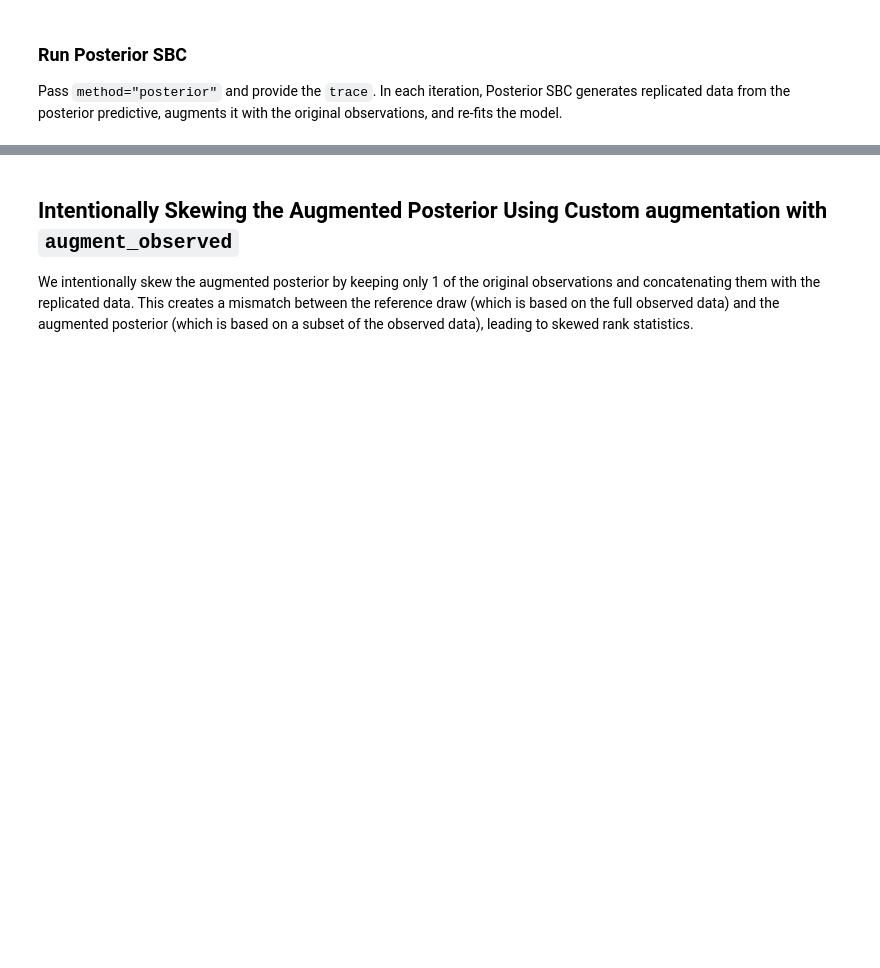
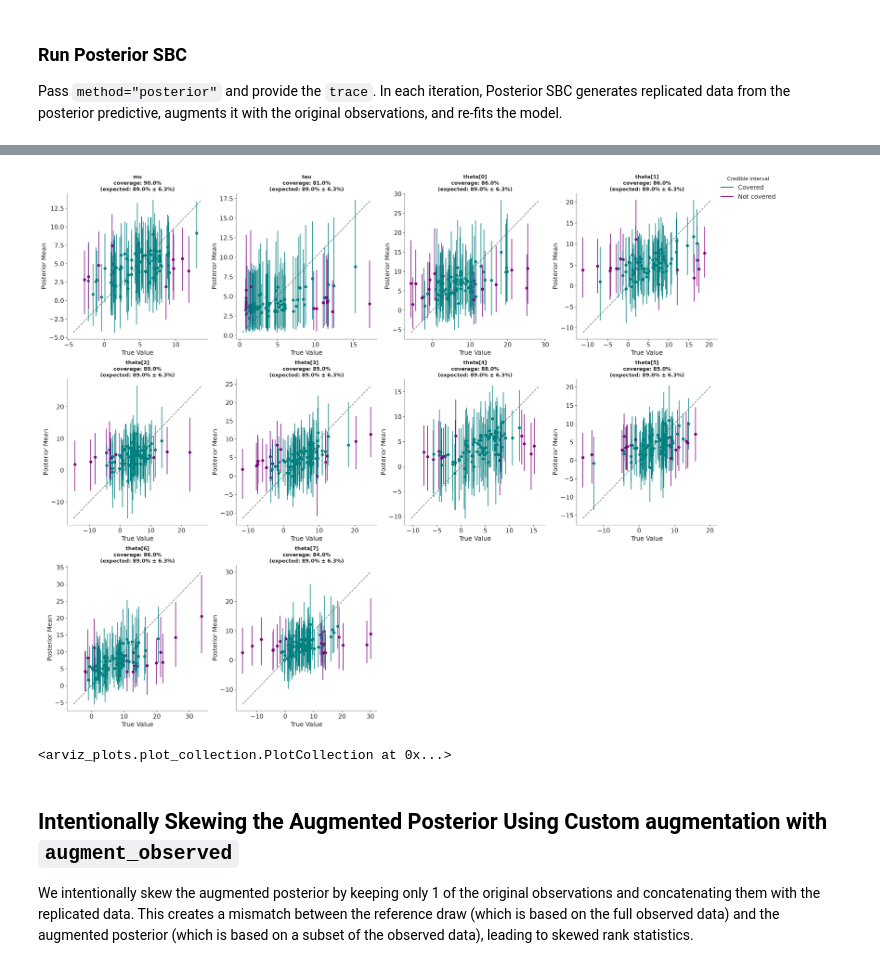
Before and after one commit to Cab14bacc/simuk, a Jupyter notebook: docs/examples/gallery/posterior_sbc.ipynb, the cells around one changed output, grey strips where cells are left out. Cells and saved outputs as stored; diff of their text form; code cells hidden in the pictures; blank space fills up the shorter version.

```diff
--- a/docs/examples/gallery/posterior_sbc.ipynb
+++ b/docs/examples/gallery/posterior_sbc.ipynb
@@ -147,3 +158,8 @@ simuk.plot_ecdf(sbc)
+# %%
+simuk.plot_parameter_recovery(sbc)
+# %% [output]
+[figure, added]
+<arviz_plots.plot_collection.PlotCollection at 0x...>
 # %% [markdown]
 ## Intentionally Skewing the Augmented Posterior Using Custom augmentation with `augment_observed`
 
```
Also changed, not shown: parts of 10 cells of this notebook, 7 other files.
